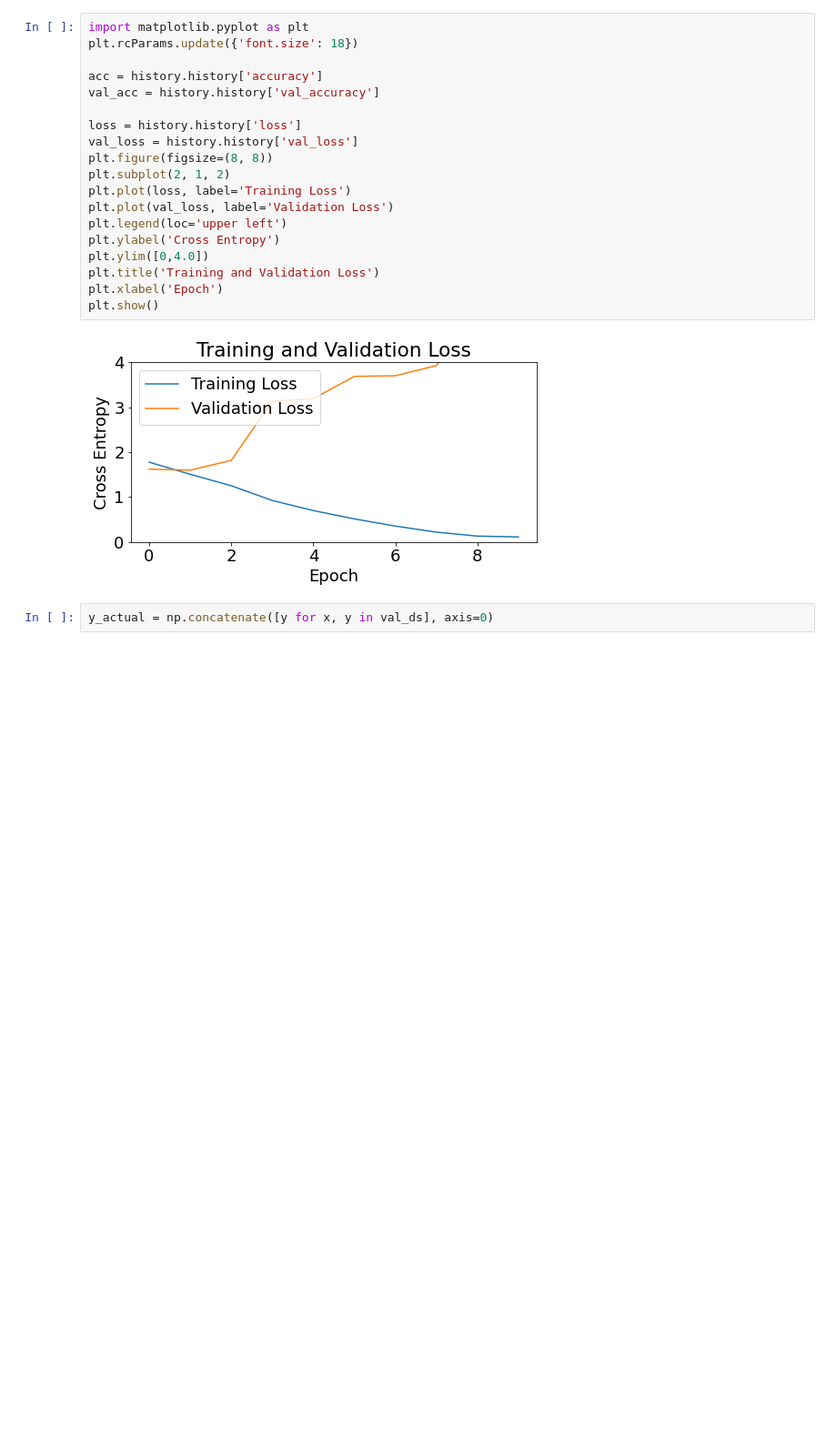
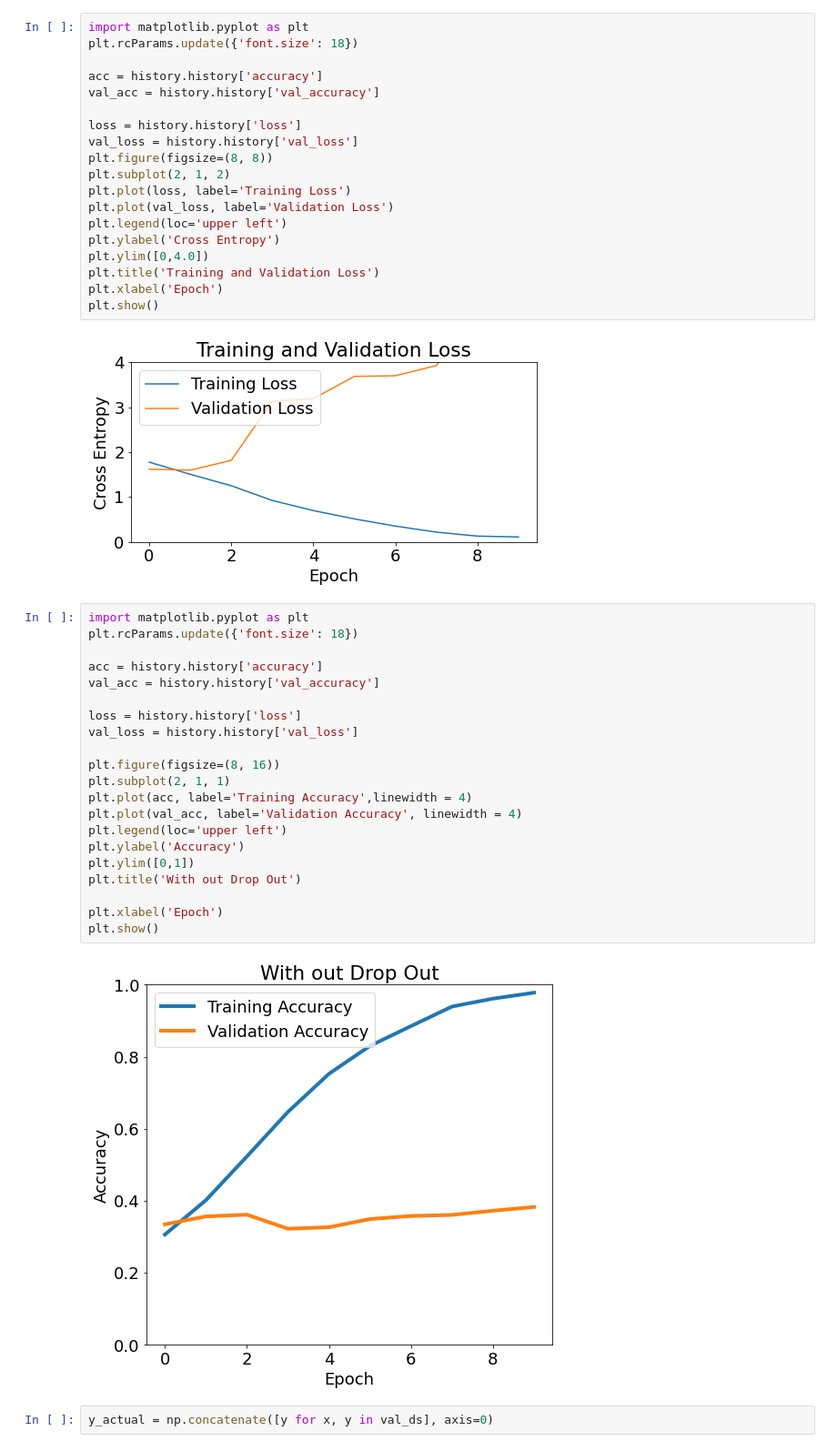
Before and after one commit to xamwood/Metis_Deep_Learning_Project, a Jupyter notebook: deep_learning_model.ipynb, the cells around one changed output. Shown: that part at 91% size. Cells and saved outputs as stored; diff of their text form; blank space fills up the shorter version.

```diff
--- a/deep_learning_model.ipynb
+++ b/deep_learning_model.ipynb
@@ -193,6 +193,29 @@ plt.xlabel('Epoch')
 plt.show()
 # %% [output]
 [figure]
+# %%
+import matplotlib.pyplot as plt
+plt.rcParams.update({'font.size': 18})
+
+acc = history.history['accuracy']
+val_acc = history.history['val_accuracy']
+
+loss = history.history['loss']
+val_loss = history.history['val_loss']
+
+plt.figure(figsize=(8, 16))
+plt.subplot(2, 1, 1)
+plt.plot(acc, label='Training Accuracy',linewidth = 4)
+plt.plot(val_acc, label='Validation Accuracy', linewidth = 4)
+plt.legend(loc='upper left')
+plt.ylabel('Accuracy')
+plt.ylim([0,1])
+plt.title('With out Drop Out')
+
+plt.xlabel('Epoch')
+plt.show()
+# %% [output]
+[figure, added]
 # %%
 y_actual = np.concatenate([y for x, y in val_ds], axis=0)
 # %%
```
Also changed, not shown: 4 other files.
